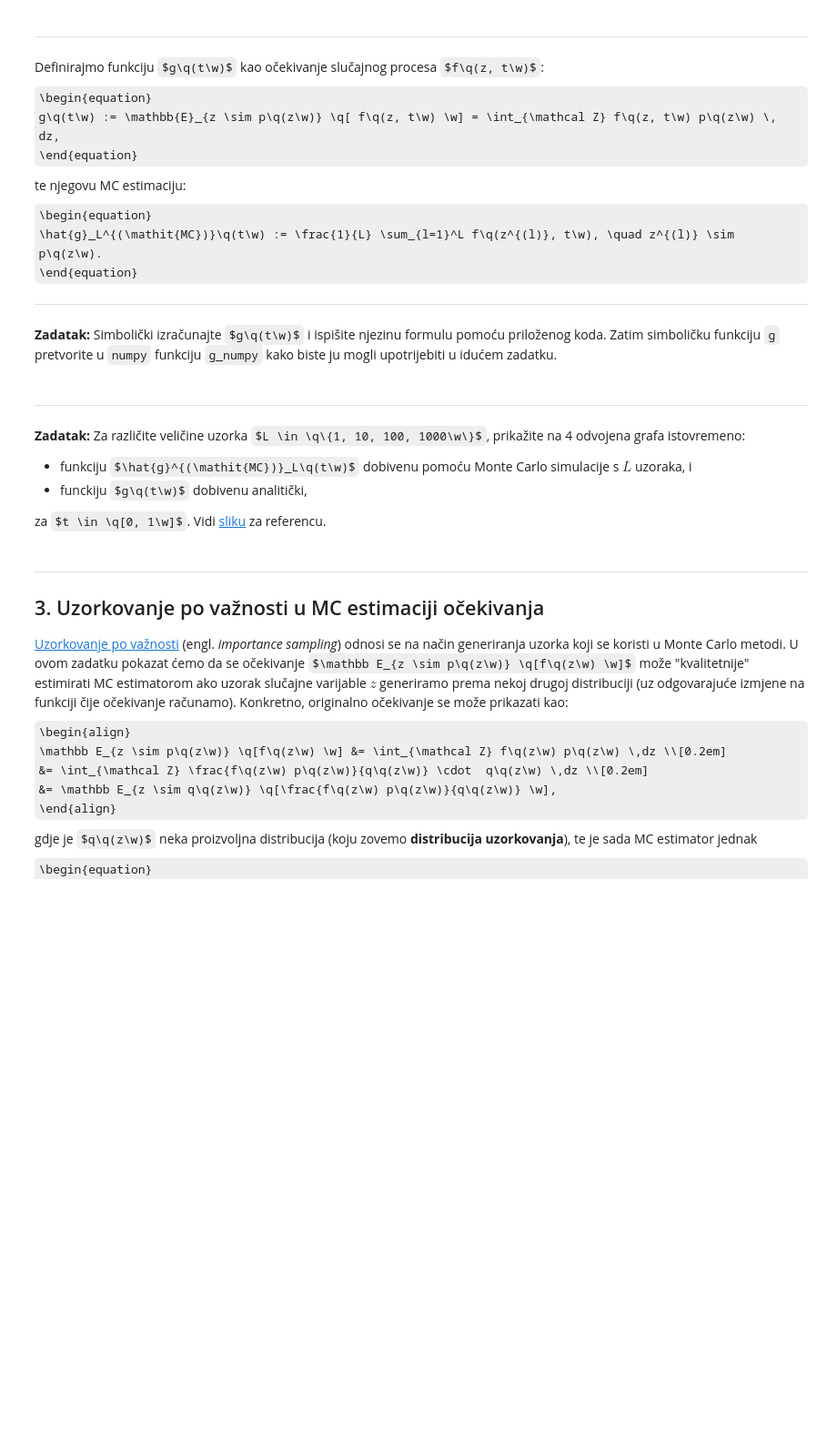
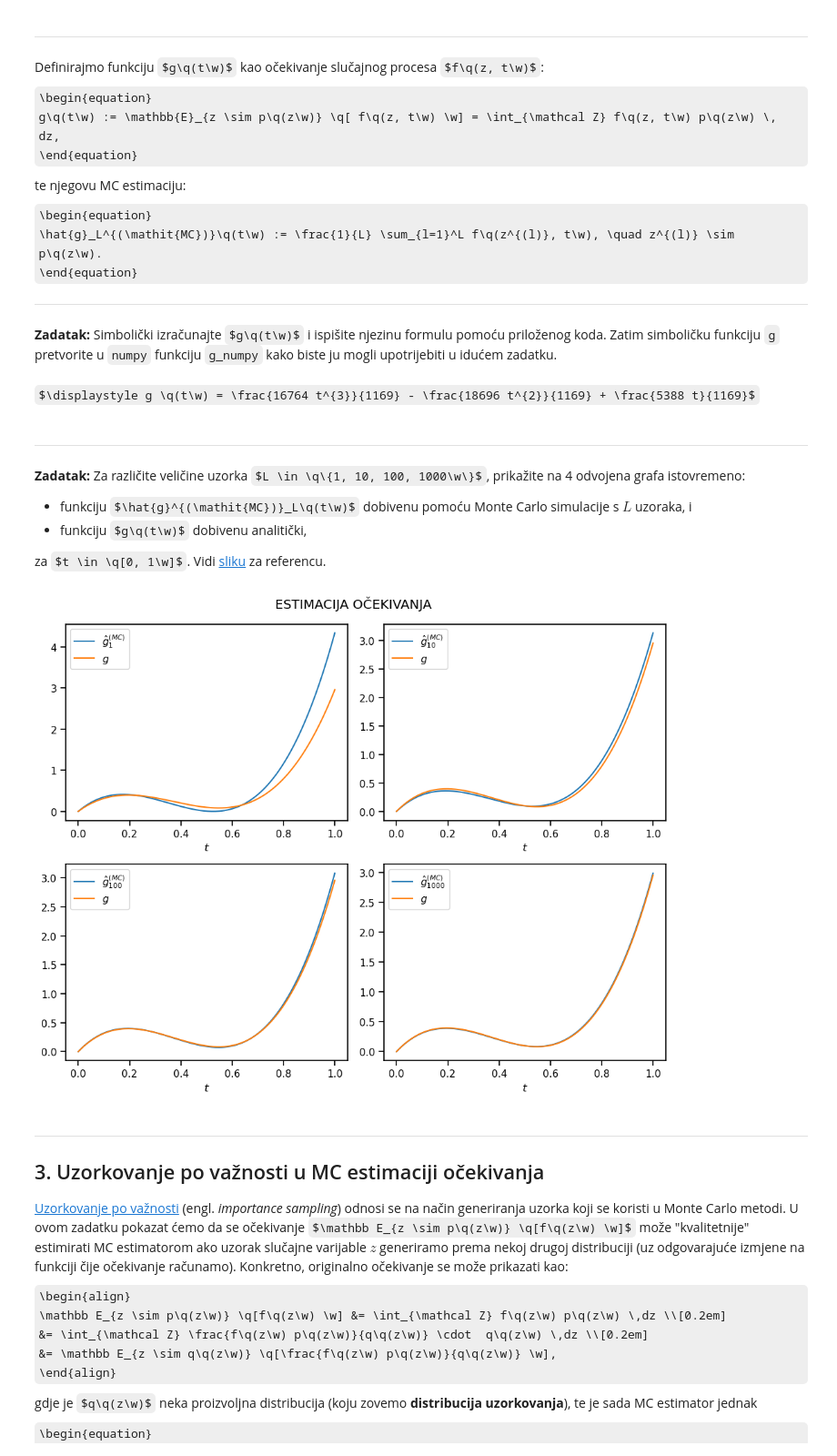
Before and after one commit to dinogrgic1/fer-deep-learning-2-labs, a Jupyter notebook: lab2/lab_2.ipynb, the cells around one changed output. Shown at 91% size. Cells and saved outputs as stored; diff of their text form; code cells hidden in the pictures; some formulas as TeX source; blank space fills up the shorter version.

```diff
--- a/lab2/lab_2.ipynb
+++ b/lab2/lab_2.ipynb
@@ -237,37 +246,48 @@ te njegovu MC estimaciju:
 <b>Zadatak:</b> Simbolički izračunajte $g\q(t\w)$ i ispišite njezinu formulu pomoću priloženog koda.
 Zatim simboličku funkciju `g` pretvorite u `numpy` funkciju `g_numpy` kako biste ju mogli upotrijebiti u idućem zadatku.
 # %%
-g = ...
+g = f * p
+g = sp.integrate(g, (z, -1, 1))
 
 display(Math(rf"g \q(t\w) = {sp.latex(g)}"))
 
-g_numpy = ...
+g_numpy = sp.lambdify(t, g, "numpy")
+# %% [output]
+$\displaystyle g \q(t\w) = \frac{16764 t^{3}}{1169} - \frac{18696 t^{2}}{1169} + \frac{5388 t}{1169}$
 # %% [markdown]
 ---
 
 <b>Zadatak:</b> Za različite veličine uzorka $L \in \q\{1, 10, 100, 1000\w\}$, prikažite na 4 odvojena grafa istovremeno:
   - funkciju $\hat{g}^{(\mathit{MC})}_L\q(t\w)$ dobivenu pomoću Monte Carlo simulacije s $L$ uzoraka, i
-  - funckiju $g\q(t\w)$ dobivenu analitički,
+  - funkciju $g\q(t\w)$ dobivenu analitički,
 
 za $t \in \q[0, 1\w]$.
 Vidi <a href="slika_1.png">sliku</a> za referencu.
 # %%
 ts = np.linspace(0.0, 1.0, 201)
 
-...
+def mc_estimation(f, ts, size):
+    estimation = 0
+
+    eps_sample = np.random.uniform(size=size)
+    z_sample = np.sort(2 * np.cos((np.arccos(1 - 2 * eps_sample) + np.pi) / 3))
+
+    for z in z_sample:
+        estimation += f(z, ts)
+    return (1/size) * estimation
 
 sizes = [1, 10, 100, 1000]
-
 with plot_context(figsize=(10, 8), show=True):
     for i, size in enumerate(sizes):
-        ...
 
         with plot_context(subplot=(2, 2, i + 1), suptitle="ESTIMACIJA OČEKIVANJA", xlabel=r"$t$",
                           legend=[rf"$\hat{{g}}_{{{size}}}^{{(\mathit{{MC}})}}$", r"$g$"]):
-            plt.plot  # procjena
-            plt.plot  # analitički
+            plt.plot(ts, mc_estimation(f_numpy, ts, size))
+            plt.plot(ts, g_numpy(ts))
 
     plt.tight_layout()
+# %% [output]
+[figure, added]
 # %% [markdown]
 ---
 
```
Also changed, not shown: parts of 9 cells of this notebook, 1 other file.
